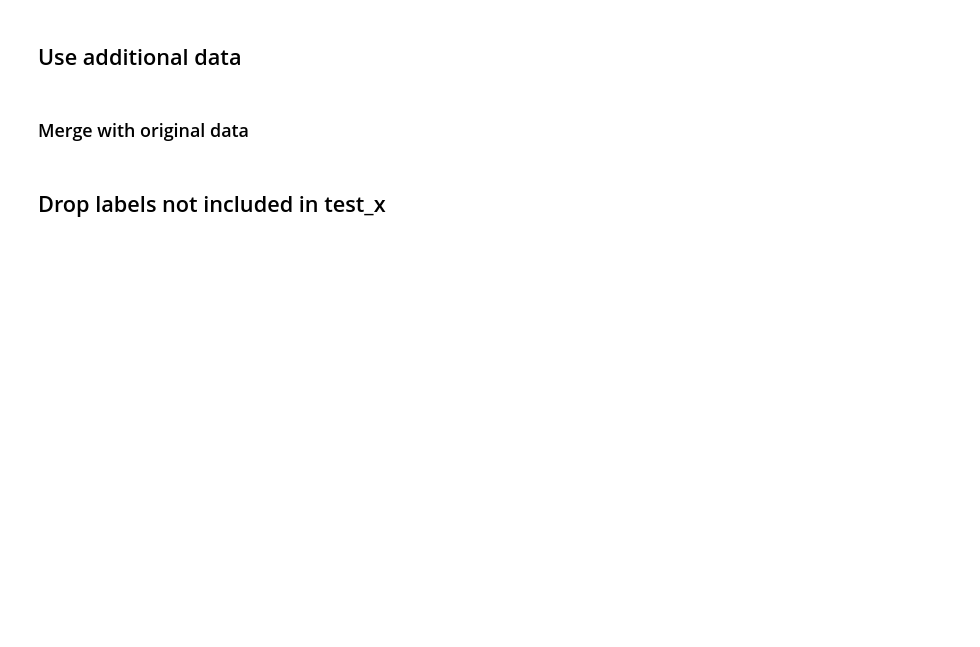
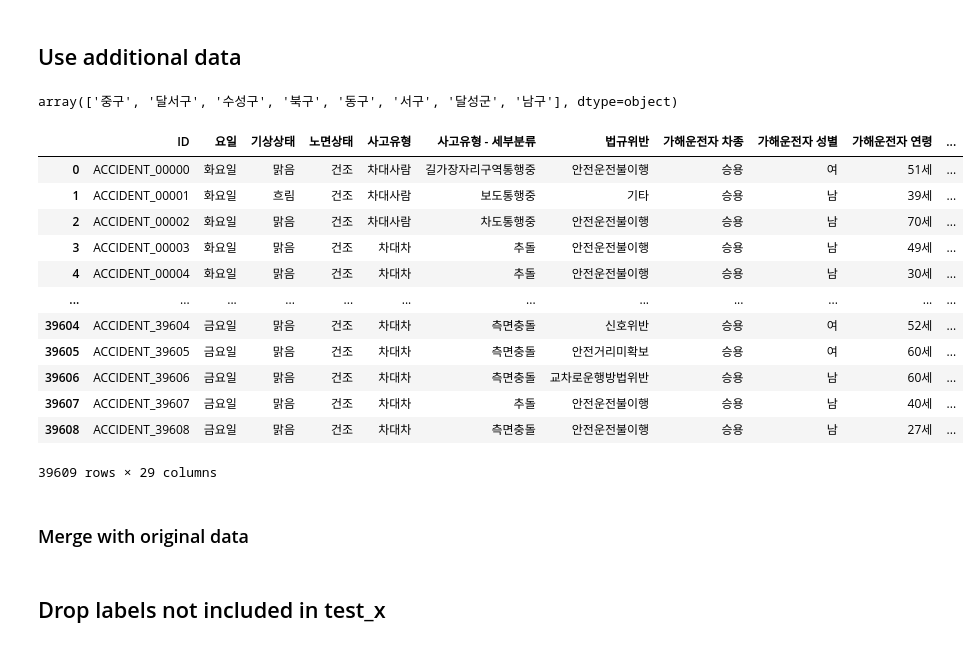
Before and after one commit to hykhhijk/Dacon, a Jupyter notebook: Accident/torch_dense.ipynb, the cells around one changed output. Saved outputs shown, nothing was run; the diff lists cells and outputs as text; code cells hidden in the pictures; blank space fills up the shorter version.

```diff
--- a/Accident/torch_dense.ipynb
+++ b/Accident/torch_dense.ipynb
@@ -97,6 +106,26 @@ parking_df = parking_df.drop(columns=['소재지지번주소', '번지'])
 
 parking_df = parking_df.groupby(['도시', '구', '동']).sum().reset_index()
 parking_df.reset_index(inplace=True, drop=True)
+# %%
+train_df["구"].unique()
+# %% [output]
+array(['중구', '달서구', '수성구', '북구', '동구', '서구', '달성군', '남구'], dtype=object)
+# %%
+train_df
+# %% [output]
+|  | ID | 요일 | 기상상태 | 노면상태 | 사고유형 | 사고유형 - 세부분류 | 법규위반 | 가해운전자 차종 | 가해운전자 성별 | 가해운전자 연령 | ... |
+| 0 | ACCIDENT_00000 | 화요일 | 맑음 | 건조 | 차대사람 | 길가장자리구역통행중 | 안전운전불이행 | 승용 | 여 | 51세 | ... |
+| 1 | ACCIDENT_00001 | 화요일 | 흐림 | 건조 | 차대사람 | 보도통행중 | 기타 | 승용 | 남 | 39세 | ... |
+| 2 | ACCIDENT_00002 | 화요일 | 맑음 | 건조 | 차대사람 | 차도통행중 | 안전운전불이행 | 승용 | 남 | 70세 | ... |
+| 3 | ACCIDENT_00003 | 화요일 | 맑음 | 건조 | 차대차 | 추돌 | 안전운전불이행 | 승용 | 남 | 49세 | ... |
+| 4 | ACCIDENT_00004 | 화요일 | 맑음 | 건조 | 차대차 | 추돌 | 안전운전불이행 | 승용 | 남 | 30세 | ... |
+| ... | ... | ... | ... | ... | ... | ... | ... | ... | ... | ... | ... |
+| 39604 | ACCIDENT_39604 | 금요일 | 맑음 | 건조 | 차대차 | 측면충돌 | 신호위반 | 승용 | 여 | 52세 | ... |
+| 39605 | ACCIDENT_39605 | 금요일 | 맑음 | 건조 | 차대차 | 측면충돌 | 안전거리미확보 | 승용 | 여 | 60세 | ... |
+| 39606 | ACCIDENT_39606 | 금요일 | 맑음 | 건조 | 차대차 | 측면충돌 | 교차로운행방법위반 | 승용 | 남 | 60세 | ... |
+| 39607 | ACCIDENT_39607 | 금요일 | 맑음 | 건조 | 차대차 | 추돌 | 안전운전불이행 | 승용 | 남 | 40세 | ... |
+| 39608 | ACCIDENT_39608 | 금요일 | 맑음 | 건조 | 차대차 | 측면충돌 | 안전운전불이행 | 승용 | 남 | 27세 | ... |
+39609 rows × 29 columns
 # %% [markdown]
 ### Merge with original data
 # %%
```
Also changed, not shown: parts of 2 cells of this notebook, 3 other files.
